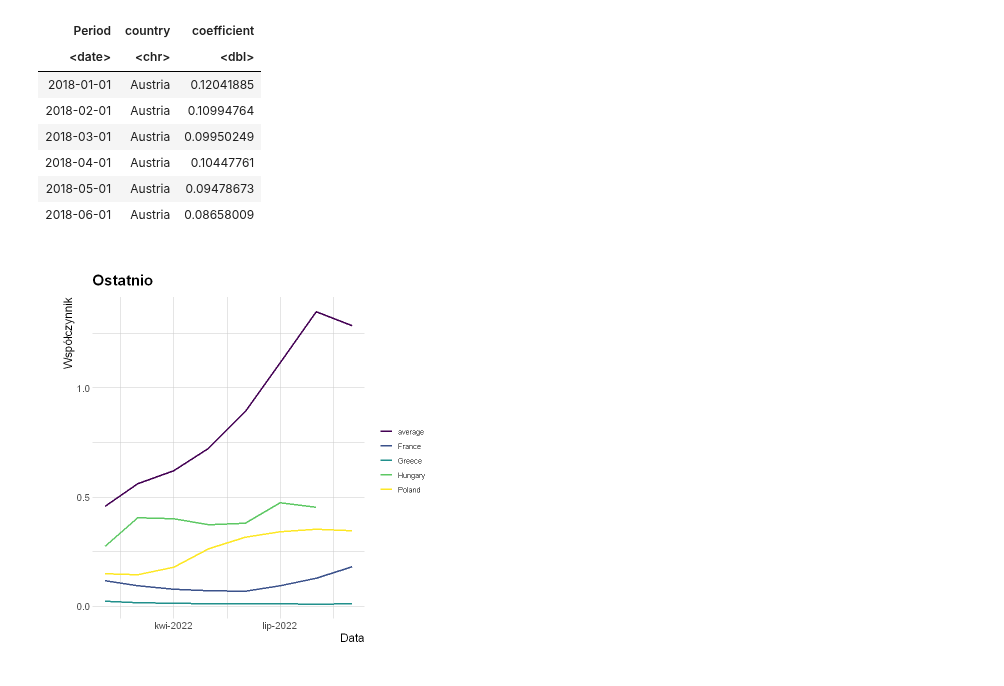
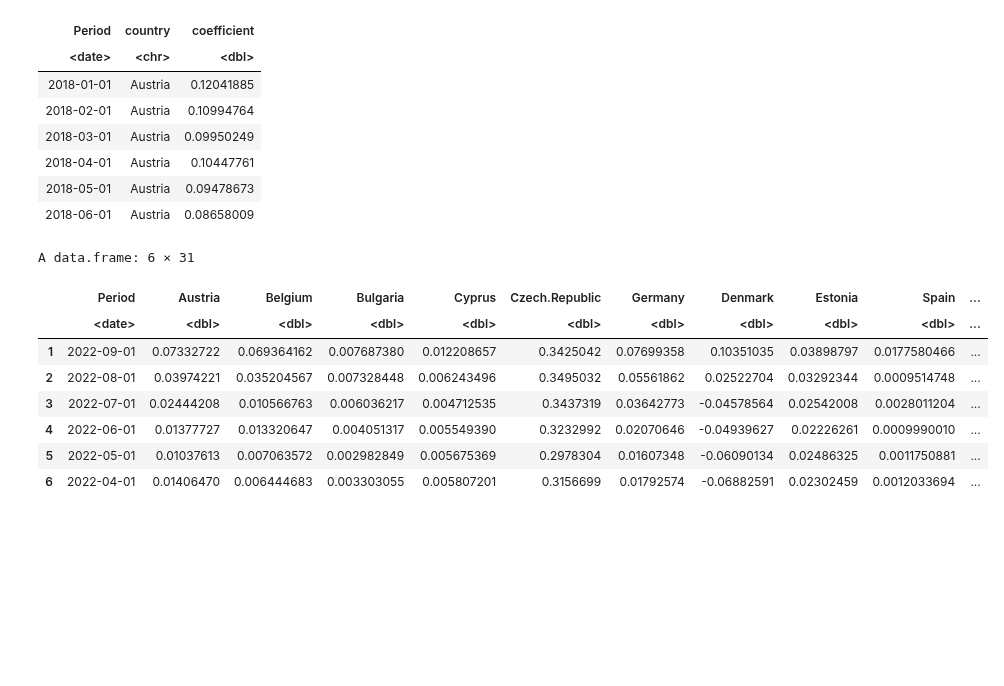
Before and after one commit to AdamixD/SAD_Projekt_1, a Jupyter notebook: Zadanie2.ipynb, the cells around one changed output. Drawn from its saved outputs; the diff is of its cells as text; code cells hidden in the pictures; blank space fills up the shorter version.

```diff
--- a/Zadanie2.ipynb
+++ b/Zadanie2.ipynb
@@ -336,5 +337,17 @@ plot <- function(data, title, countries) {
     )
 }
+# %%
+head(deposits_to_inflation)
+# %% [output]
+A data.frame: 6 × 31
+|  | Period | Austria | Belgium | Bulgaria | Cyprus | Czech.Republic | Germany | Denmark | Estonia | Spain | ... |
+|  | <date> | <dbl> | <dbl> | <dbl> | <dbl> | <dbl> | <dbl> | <dbl> | <dbl> | <dbl> | ... |
+| 1 | 2022-09-01 | 0.07332722 | 0.069364162 | 0.007687380 | 0.012208657 | 0.3425042 | 0.07699358 | 0.10351035 | 0.03898797 | 0.0177580466 | ... |
+| 2 | 2022-08-01 | 0.03974221 | 0.035204567 | 0.007328448 | 0.006243496 | 0.3495032 | 0.05561862 | 0.02522704 | 0.03292344 | 0.0009514748 | ... |
+| 3 | 2022-07-01 | 0.02444208 | 0.010566763 | 0.006036217 | 0.004712535 | 0.3437319 | 0.03642773 | -0.04578564 | 0.02542008 | 0.0028011204 | ... |
+| 4 | 2022-06-01 | 0.01377727 | 0.013320647 | 0.004051317 | 0.005549390 | 0.3232992 | 0.02070646 | -0.04939627 | 0.02226261 | 0.0009990010 | ... |
+| 5 | 2022-05-01 | 0.01037613 | 0.007063572 | 0.002982849 | 0.005675369 | 0.2978304 | 0.01607348 | -0.06090134 | 0.02486325 | 0.0011750881 | ... |
+| 6 | 2022-04-01 | 0.01406470 | 0.006444683 | 0.003303055 | 0.005807201 | 0.3156699 | 0.01792574 | -0.06882591 | 0.02302459 | 0.0012033694 | ... |
 # %%
 # ggplot(data = deposits_to_inflation) +
 #   geom_line(aes(x = Period, y = Poland), color="#FF0000", size=1) +
@@ -350,7 +365,3 @@ picks_before_pandemic_data_tidy = filter(before_pandemic_data_tidy, country %in%
 picks_pandemic_data_tidy = filter(pandemic_data_tidy, country %in% countries)
 picks_before_war_data_tidy = filter(before_war_data_tidy, country %in% countries)
 picks_war_data_tidy = filter(war_data_tidy, country %in% countries)
-# %%
-plot(picks_war_data_tidy, "Ostatnio", countries)
-# %% [output]
-[figure, removed]
```
Also changed, not shown: parts of 18 cells of this notebook.
